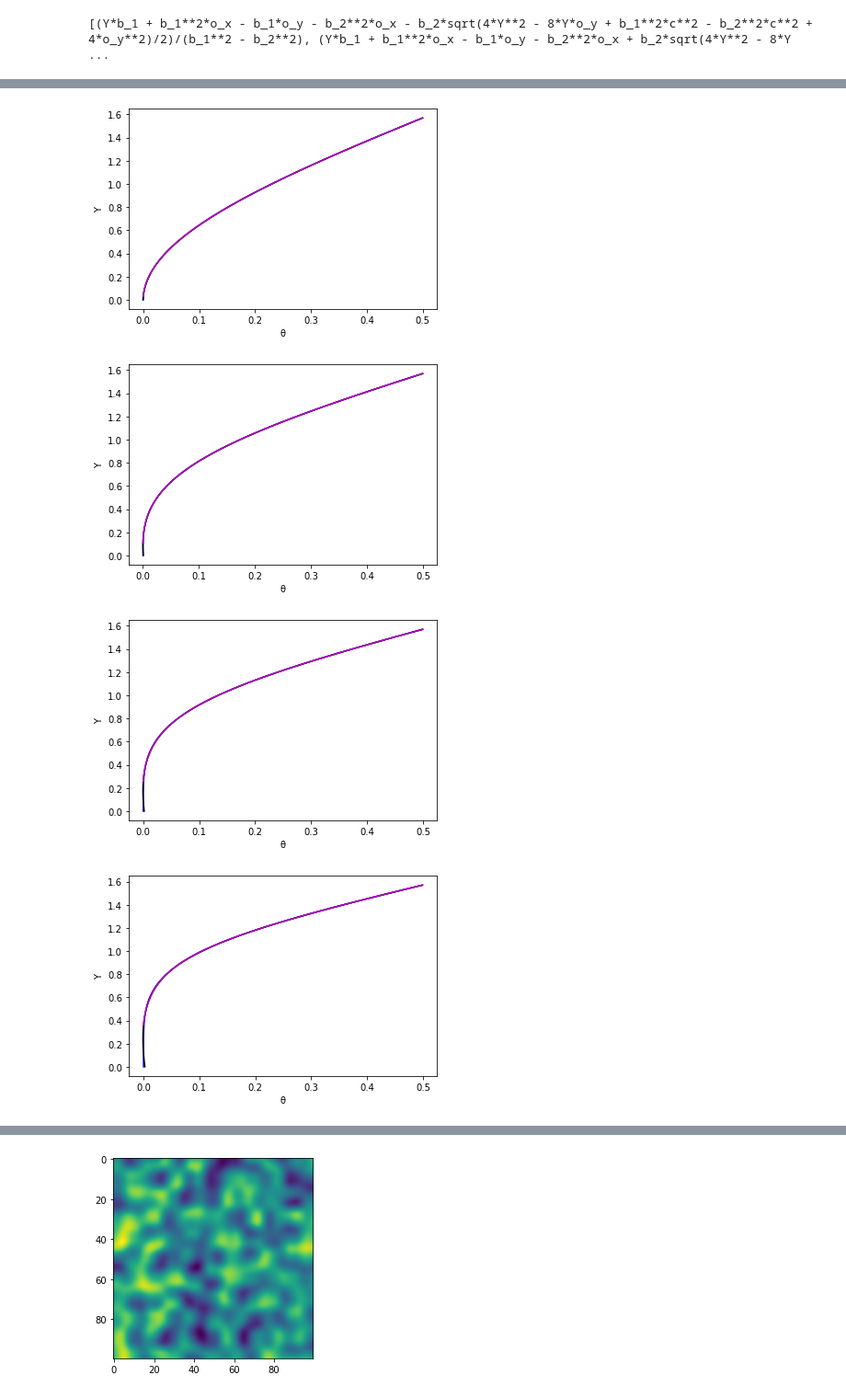
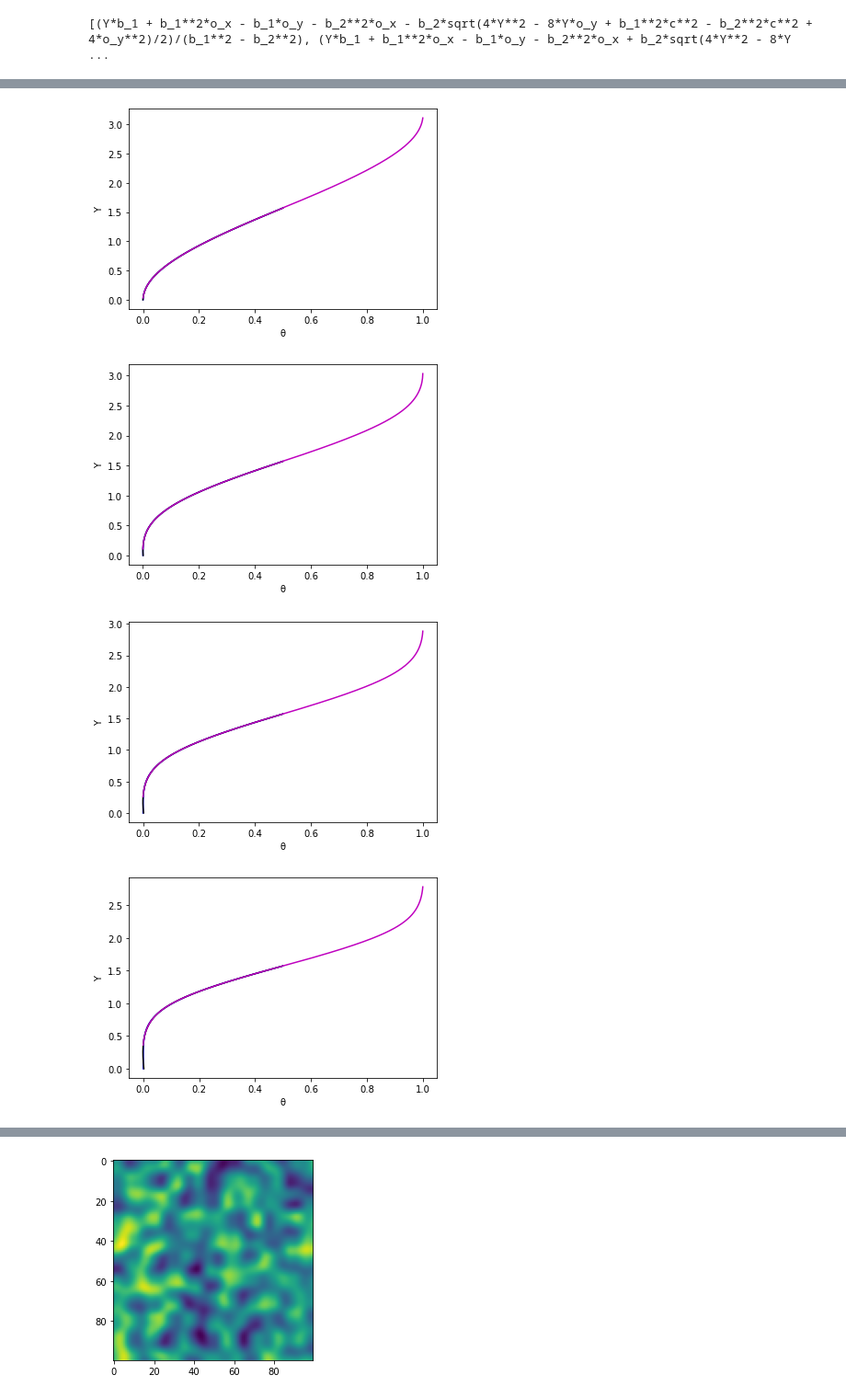
Before and after one commit to Kxnr/Noise, a Jupyter notebook: noise_mapping_test.ipynb, the cells around one changed output, grey strips where cells are left out. Shown at 92% size. Cells and saved outputs as stored; diff of their text form; code cells hidden in the pictures.

```diff
--- a/noise_mapping_test.ipynb
+++ b/noise_mapping_test.ipynb
@@ -90,7 +90,8 @@ def inverse_hyperbola(Y, s_1, s_2, o_x, o_y, c, sgn=1):
     b_2_2 = b_2*b_2
 
     det = 4*Y**2 - 8*Y*o_y + b_1_2*c**2 - b_2_2*c**2 + 4*o_y**2
-    return (Y*b_1 + b_1_2*o_x - b_1*o_y - b_2_2*o_x + sgn*b_2*np.sqrt(det)/2)/(b_1_2 - b_2_2)
+    det2 = 4*(1-Y)**2 - 8*(1-Y)*o_y + b_1_2*c**2 - b_2_2*c**2 + 4*o_y**2
+    return np.where(Y<=.5, (Y*b_1 + b_1_2*o_x - b_1*o_y - b_2_2*o_x + sgn*b_2*np.sqrt(det)/2)/(b_1_2 - b_2_2), (3*np.pi/2)-1*(((1-Y)*b_1 + b_1_2*o_x - b_1*o_y - b_2_2*o_x + sgn*b_2*np.sqrt(det2)/2)/(b_1_2 - b_2_2)) - np.pi/2)
 # %%
 o_y, o_x, b_1, b_2, x, c = sm.symbols('o_y o_x b_1 b_2 x c')
 eqn = sm.Eq(o_y + b_1 * (x - o_x) + b_2 * sm.sqrt(sm.Pow((x - o_x), 2) + sm.Pow(c, 2) / 4), Y)
@@ -153,8 +130,8 @@ for sol in Y_sols:
     plt.plot(t_result, theta_grid[:len(theta_grid)//2], color='k')
 
     #popt, pcov = curve_fit(inverse_hyperbola, Y_grid[:len(Y_grid)//2], theta_grid[:len(theta_grid)//2], p0=(.1, .5, .5, .9, -.1), maxfev=100000)
-    t_result = inverse_hyperbola(y_grid[:len(y_grid)//2], *popt, sgn=1)
-    plt.plot(y_grid[:len(y_grid)//2], t_result, color='m')
+    t_result = inverse_hyperbola(y_grid, *popt, sgn=1)
+    plt.plot(y_grid, t_result, color='m')
 
 
 
@@ -175,4 +152,4 @@ for sol in Y_sols:
-[figure, old version]
+[figure, new version]
-[figure, old version]
+[figure, new version]
-[figure, old version]
+[figure, new version]
-[figure, old version]
+[figure, new version]
```
Also changed, not shown: parts of 5 cells of this notebook.
